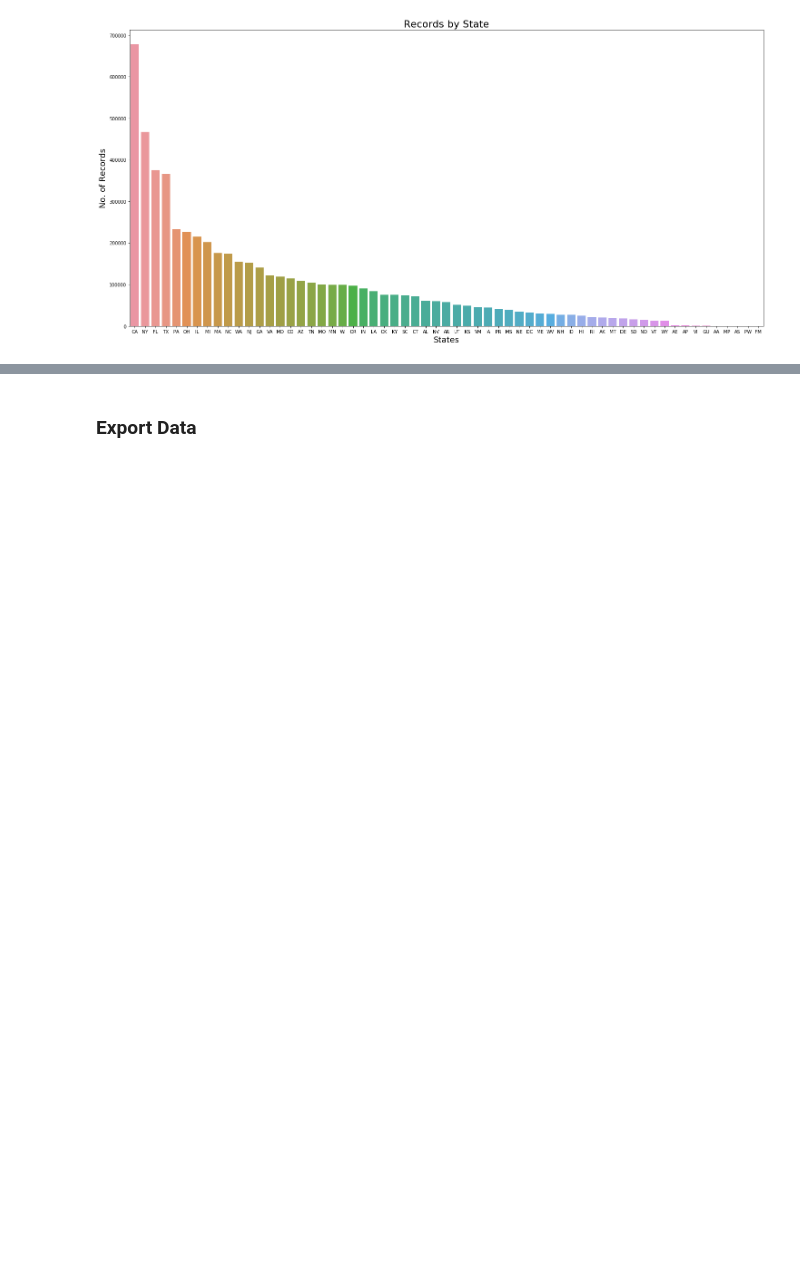
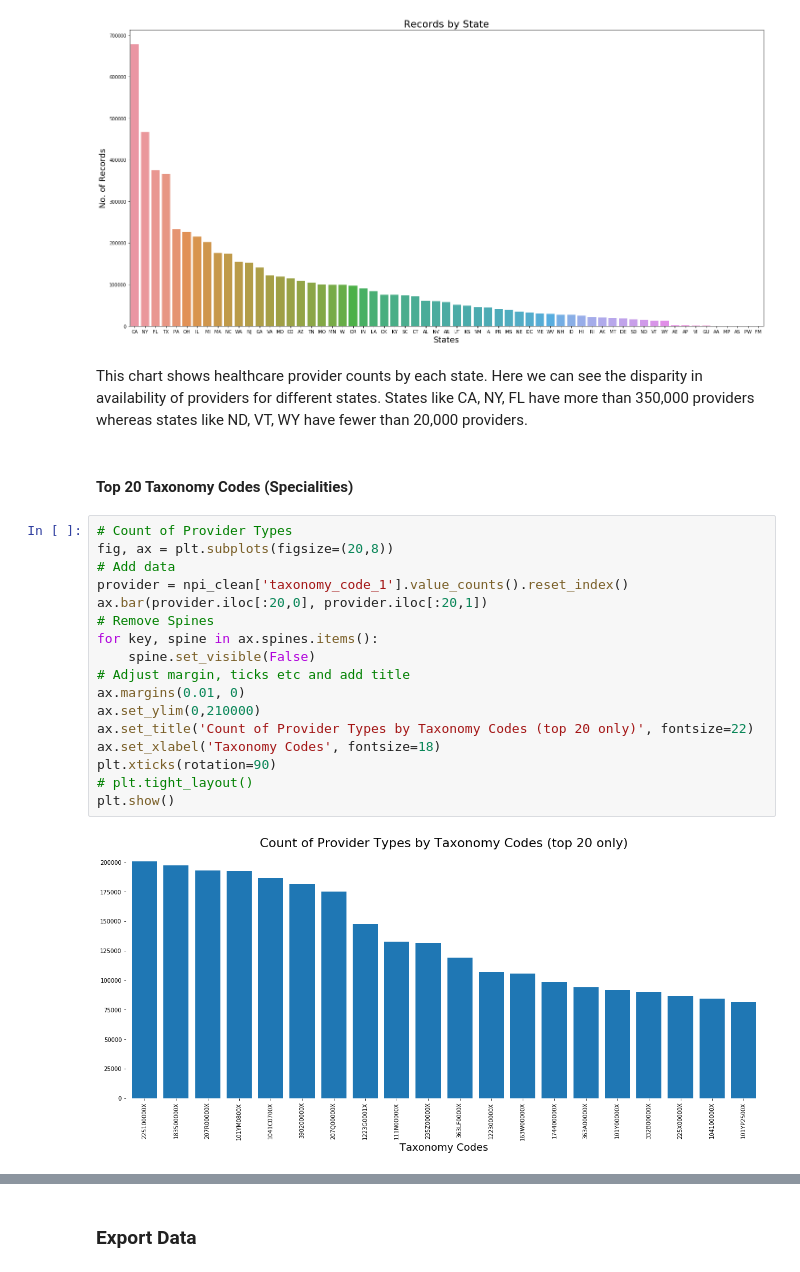
Before and after one commit to mohi9282/arcgis-python-api, a Jupyter notebook: samples/04_gis_analysts_data_scientists/provider_shortage_part1.ipynb, the cells around one changed output, grey strips where cells are left out. Saved outputs shown, nothing was run; the diff lists cells and outputs as text; blank space fills up the shorter version.

```diff
--- a/samples/04_gis_analysts_data_scientists/provider_shortage_part1.ipynb
+++ b/samples/04_gis_analysts_data_scientists/provider_shortage_part1.ipynb
@@ -290,3 +316,26 @@ plt.ylabel('No. of Records', fontsize=18)
 # %% [output]
 Text(0, 0.5, 'No. of Records')
 [figure]
+# %% [markdown]
+This chart shows healthcare provider counts by each state. Here we can see the disparity in availability of providers for different states. States like CA, NY, FL have more than 350,000 providers whereas states like ND, VT, WY have fewer than 20,000 providers.
+# %% [markdown]
+#### Top 20 Taxonomy Codes (Specialities)
+# %%
+# Count of Provider Types
+fig, ax = plt.subplots(figsize=(20,8))
+# Add data
+provider = npi_clean['taxonomy_code_1'].value_counts().reset_index()
+ax.bar(provider.iloc[:20,0], provider.iloc[:20,1])
+# Remove Spines
+for key, spine in ax.spines.items():
+    spine.set_visible(False)
+# Adjust margin, ticks etc and add title
+ax.margins(0.01, 0)
+ax.set_ylim(0,210000)
+ax.set_title('Count of Provider Types by Taxonomy Codes (top 20 only)', fontsize=22)
+ax.set_xlabel('Taxonomy Codes', fontsize=18)
+plt.xticks(rotation=90)
+# plt.tight_layout()
+plt.show()
+# %% [output]
+[figure, added]
```
Also changed, not shown: parts of 34 cells of this notebook, 3 other files.
